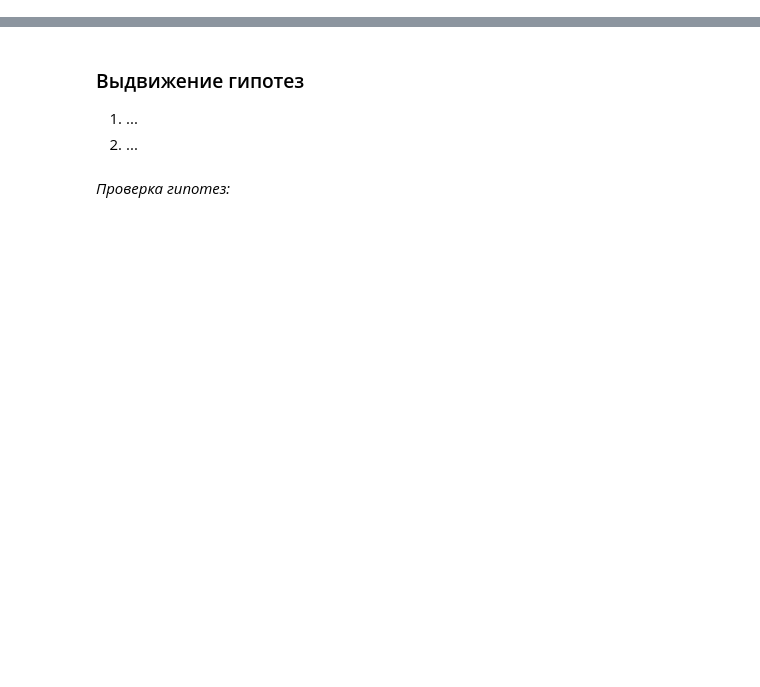
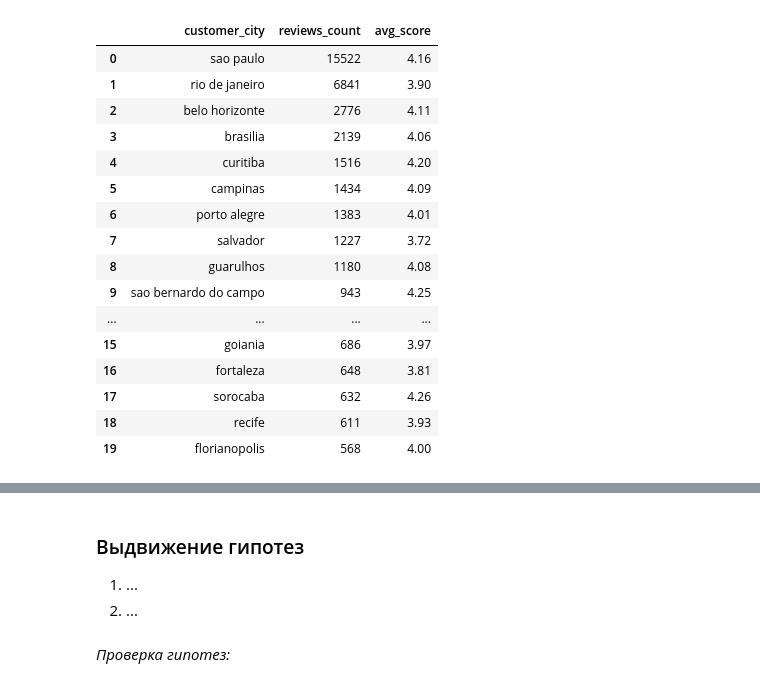
Before and after one commit to OPSphystech420/DB_Lab, a Jupyter notebook: lab_work.ipynb, the cells around one changed output, grey strips where cells are left out. Saved outputs shown, nothing was run; the diff lists cells and outputs as text; code cells hidden in the pictures; blank space fills up the shorter version.

```diff
--- a/lab_work.ipynb
+++ b/lab_work.ipynb
@@ -149,0 +477,32 @@ plt.show()
+# %%
+display(pd.read_sql(
+"""
+SELECT c.customer_city,
+  COUNT(r.review_id) AS reviews_count,
+  ROUND(AVG(r.review_score), 2) AS avg_score
+FROM olist.order_reviews r
+JOIN olist.orders o ON r.order_id = o.order_id
+JOIN olist.customers c ON o.customer_id = c.customer_id
+GROUP BY c.customer_city
+ORDER BY reviews_count DESC
+LIMIT 20;
+
+""", engine))
+# %% [output]
+|  | customer_city | reviews_count | avg_score |
+| 0 | sao paulo | 15522 | 4.16 |
+| 1 | rio de janeiro | 6841 | 3.90 |
+| 2 | belo horizonte | 2776 | 4.11 |
+| 3 | brasilia | 2139 | 4.06 |
+| 4 | curitiba | 1516 | 4.20 |
+| 5 | campinas | 1434 | 4.09 |
+| 6 | porto alegre | 1383 | 4.01 |
+| 7 | salvador | 1227 | 3.72 |
+| 8 | guarulhos | 1180 | 4.08 |
+| 9 | sao bernardo do campo | 943 | 4.25 |
+| ... | ... | ... | ... |
+| 15 | goiania | 686 | 3.97 |
+| 16 | fortaleza | 648 | 3.81 |
+| 17 | sorocaba | 632 | 4.26 |
+| 18 | recife | 611 | 3.93 |
+| 19 | florianopolis | 568 | 4.00 |
```
Also changed, not shown: parts of 49 cells of this notebook, 3 other files.
